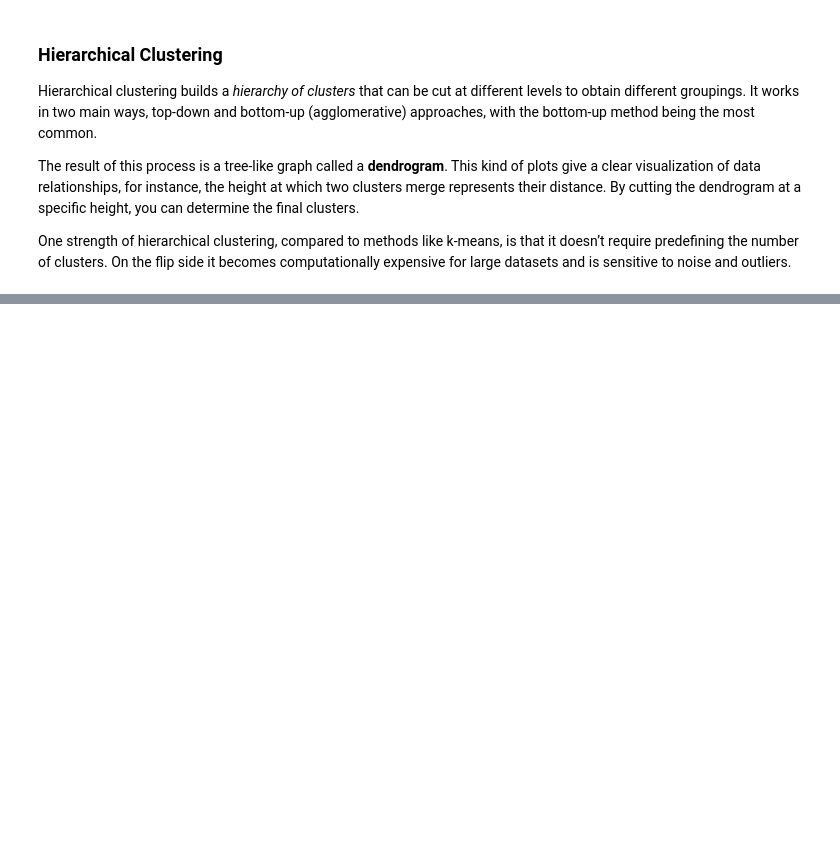
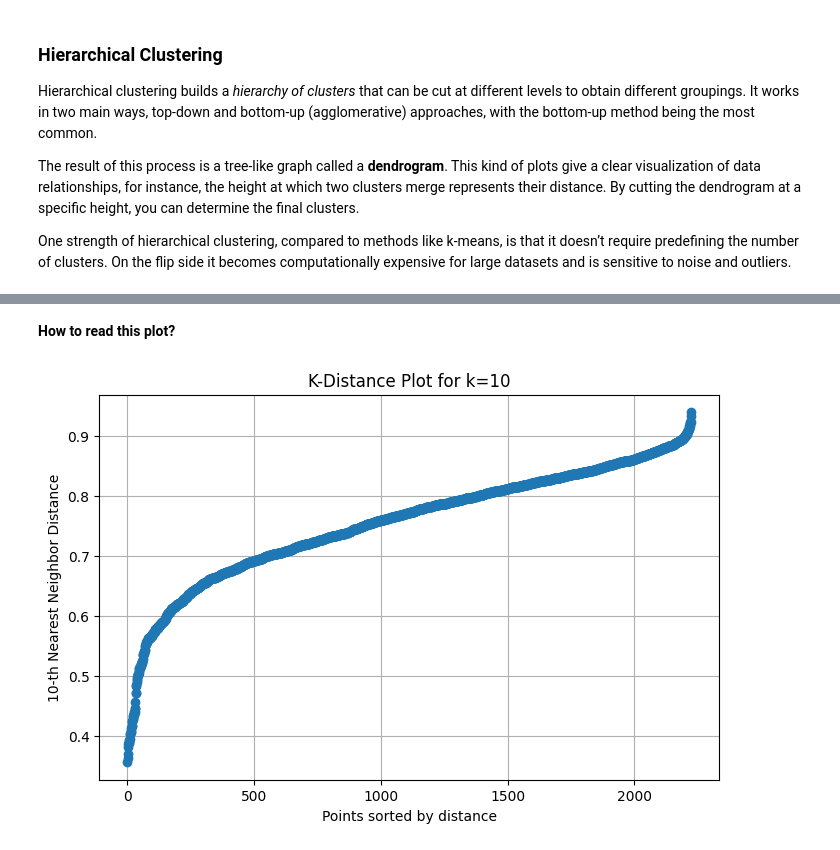
Before and after one commit to EzeMaza/nlp-learning, a Jupyter notebook: text_representation/text_clustering.ipynb, the cells around one changed output, grey strips where cells are left out. Cells and saved outputs as stored; diff of their text form; code cells hidden in the pictures; blank space fills up the shorter version.

```diff
--- a/text_representation/text_clustering.ipynb
+++ b/text_representation/text_clustering.ipynb
@@ -196,0 +231,25 @@ One strength of hierarchical clustering, compared to methods like k-means, is th
+# %% [markdown]
+**How to read this plot?**
+# %%
+from sklearn.neighbors import NearestNeighbors
+from sklearn.metrics.pairwise import cosine_distances
+
+distance_matrix = cosine_distances(tfidf_matrix)
+
+k=10
+
+neigh = NearestNeighbors(n_neighbors=k, metric='precomputed')
+neigh.fit(distance_matrix)
+distances, _ = neigh.kneighbors(distance_matrix)
+
+k_distances = np.sort(distances[:, k-1])  # Sort distances
+
+plt.figure(figsize=(8, 5))
+plt.plot(k_distances, marker='o')
+plt.xlabel("Points sorted by distance")
+plt.ylabel(f"{k}-th Nearest Neighbor Distance")
+plt.title(f"K-Distance Plot for k={k}")
+plt.grid(True)
+plt.show()
+# %% [output]
+[figure, added]
```
Also changed, not shown: parts of 16 cells of this notebook, 2 other files.
